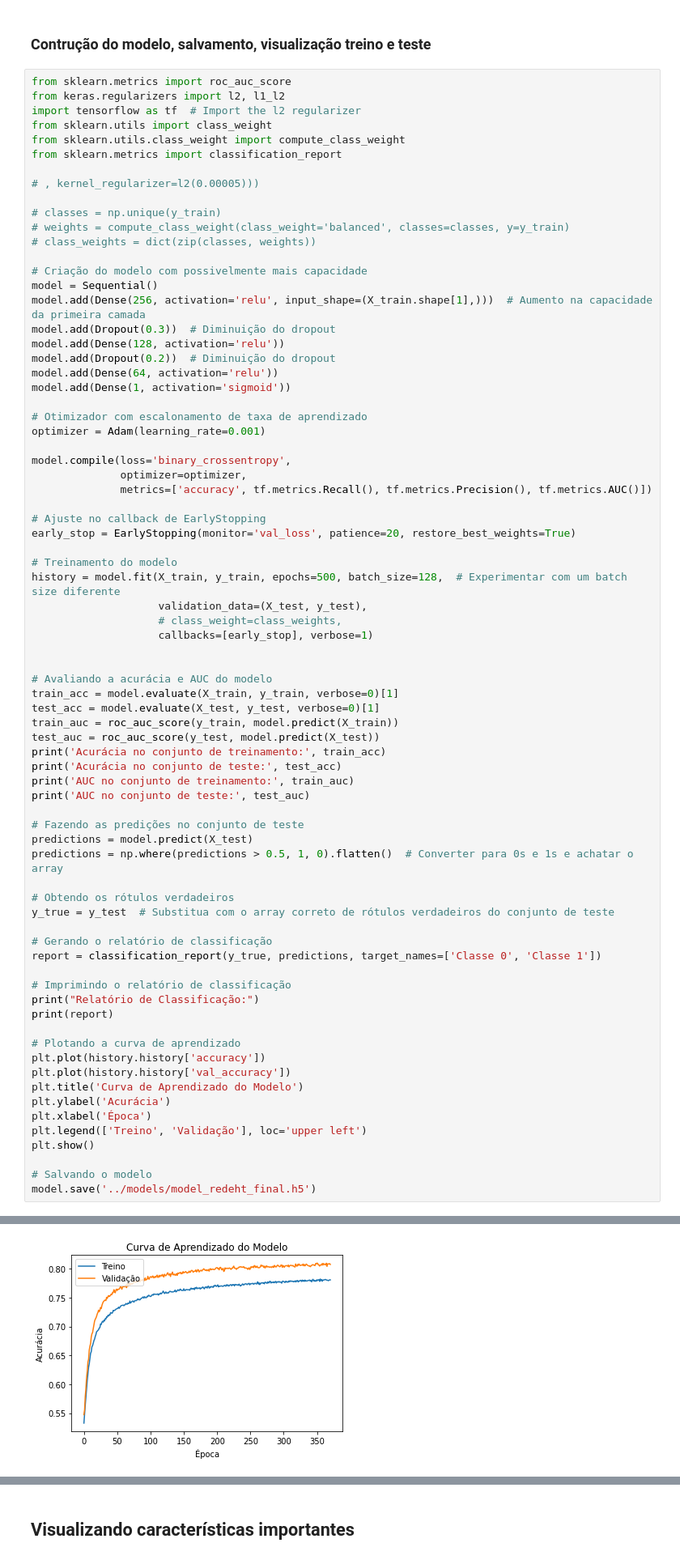
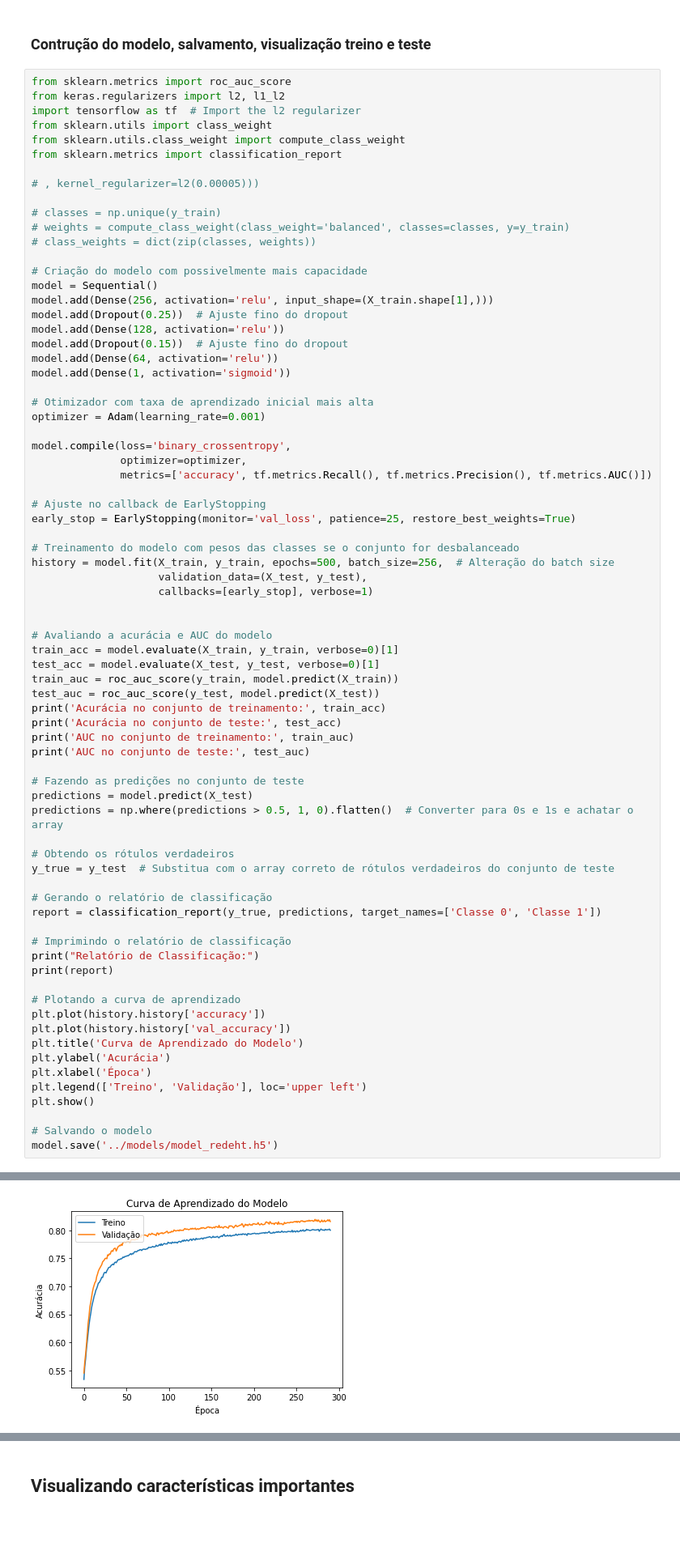
Before and after one commit to nathancarlos22/eo-fut-live, a Jupyter notebook: src/model-rede.ipynb, the cells around one changed output, grey strips where cells are left out. Shown at 81% size. Cells and saved outputs as stored; diff of their text form; blank space fills up the shorter version.

```diff
--- a/src/model-rede.ipynb
+++ b/src/model-rede.ipynb
@@ -105,14 +105,14 @@ from sklearn.metrics import classification_report
 
 # Criação do modelo com possivelmente mais capacidade
 model = Sequential()
-model.add(Dense(256, activation='relu', input_shape=(X_train.shape[1],)))  # Aumento na capacidade da primeira camada
-model.add(Dropout(0.3))  # Diminuição do dropout
+model.add(Dense(256, activation='relu', input_shape=(X_train.shape[1],)))
+model.add(Dropout(0.25))  # Ajuste fino do dropout
 model.add(Dense(128, activation='relu'))
-model.add(Dropout(0.2))  # Diminuição do dropout
+model.add(Dropout(0.15))  # Ajuste fino do dropout
 model.add(Dense(64, activation='relu'))
 model.add(Dense(1, activation='sigmoid'))
 
-# Otimizador com escalonamento de taxa de aprendizado
+# Otimizador com taxa de aprendizado inicial mais alta
 optimizer = Adam(learning_rate=0.001)
 
 model.compile(loss='binary_crossentropy',
@@ -120,12 +120,11 @@ model.compile(loss='binary_crossentropy',
               metrics=['accuracy', tf.metrics.Recall(), tf.metrics.Precision(), tf.metrics.AUC()])
 
 # Ajuste no callback de EarlyStopping
-early_stop = EarlyStopping(monitor='val_loss', patience=20, restore_best_weights=True)
+early_stop = EarlyStopping(monitor='val_loss', patience=25, restore_best_weights=True)
 
-# Treinamento do modelo
-history = model.fit(X_train, y_train, epochs=500, batch_size=128,  # Experimentar com um batch size diferente
+# Treinamento do modelo com pesos das classes se o conjunto for desbalanceado
+history = model.fit(X_train, y_train, epochs=500, batch_size=256,  # Alteração do batch size
                     validation_data=(X_test, y_test),
-                    # class_weight=class_weights,
                     callbacks=[early_stop], verbose=1)
 
 
@@ -163,6 +162,6 @@ plt.legend(['Treino', 'Validação'], loc='upper left')
 plt.show()
 
 # Salvando o modelo
-model.save('../models/model_redeht_final.h5')
+model.save('../models/model_redeht.h5')
 # %% [output]
 Epoch 1/500
@@ -185,4 +184,4 @@ weighted avg       0.81      0.81      0.81     30850
-[figure, old version]
+[figure, new version]
 # %% [markdown]
 Curva de Aprendizado: A curva de aprendizado mostra que a acurácia de validação e treinamento estão se aproximando uma da outra conforme o número de épocas aumenta, o que é um bom sinal de que o modelo não está sofrendo de overfitting significativo.
 
```
Also changed, not shown: parts of 2 cells of this notebook, 2 other files.
